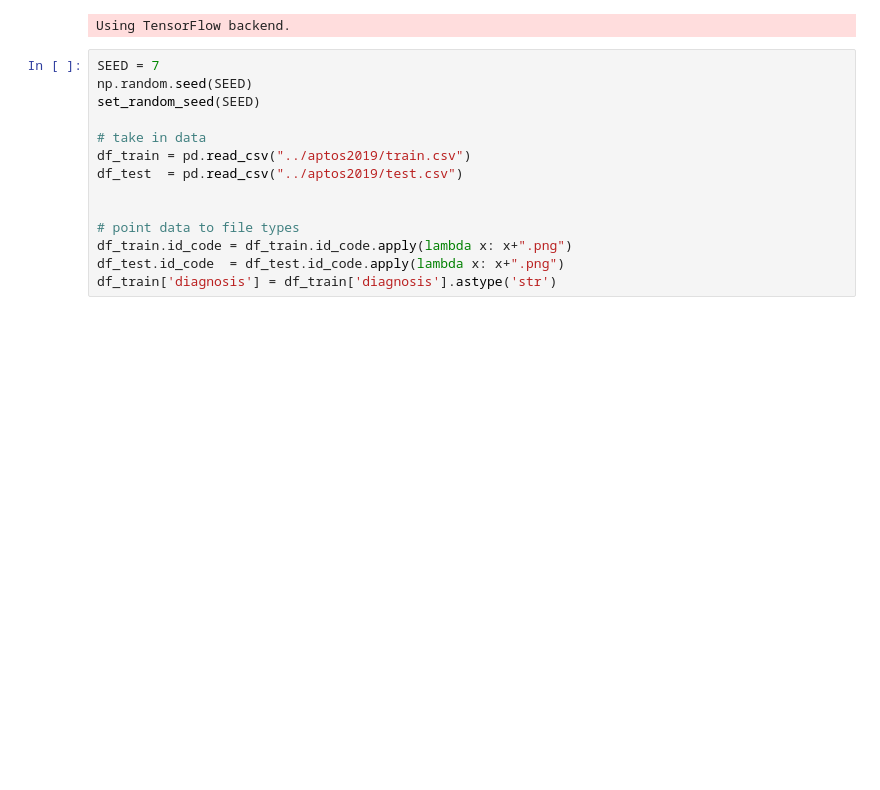
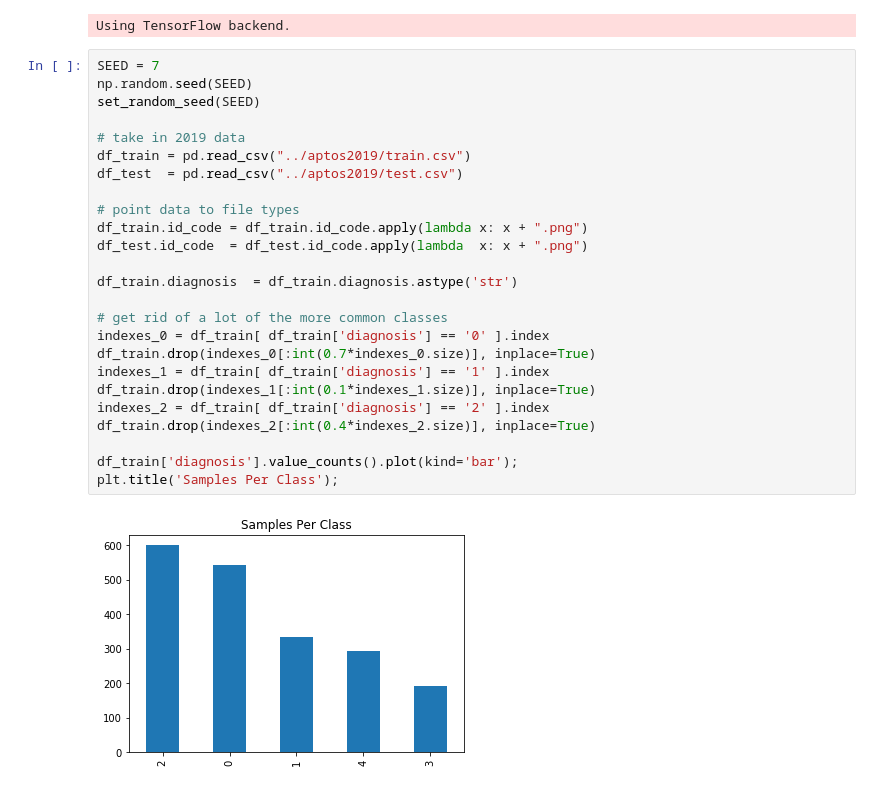
Before and after one commit to HaydenMuscat24/kaggle_aptos, a Jupyter notebook: hayden/haydens_initial_code_copy.ipynb, the cells around one changed output. Cells and saved outputs as stored; diff of their text form; blank space fills up the shorter version.

```diff
--- a/hayden/haydens_initial_code_copy.ipynb
+++ b/hayden/haydens_initial_code_copy.ipynb
@@ -29,14 +29,27 @@ Using TensorFlow backend.
 # %%
 SEED = 7
 np.random.seed(SEED)
 set_random_seed(SEED)
 
-# take in data
+# take in 2019 data
 df_train = pd.read_csv("../aptos2019/train.csv")
 df_test  = pd.read_csv("../aptos2019/test.csv")
 
+# point data to file types
+df_train.id_code = df_train.id_code.apply(lambda x: x + ".png")
+df_test.id_code  = df_test.id_code.apply(lambda  x: x + ".png")
 
-# point data to file types
-df_train.id_code = df_train.id_code.apply(lambda x: x+".png")
-df_test.id_code  = df_test.id_code.apply(lambda x: x+".png")
-df_train['diagnosis'] = df_train['diagnosis'].astype('str')
+df_train.diagnosis  = df_train.diagnosis.astype('str')
+
+# get rid of a lot of the more common classes
+indexes_0 = df_train[ df_train['diagnosis'] == '0' ].index
+df_train.drop(indexes_0[:int(0.7*indexes_0.size)], inplace=True)
+indexes_1 = df_train[ df_train['diagnosis'] == '1' ].index
+df_train.drop(indexes_1[:int(0.1*indexes_1.size)], inplace=True)
+indexes_2 = df_train[ df_train['diagnosis'] == '2' ].index
+df_train.drop(indexes_2[:int(0.4*indexes_2.size)], inplace=True)
+
+df_train['diagnosis'].value_counts().plot(kind='bar');
+plt.title('Samples Per Class');
+# %% [output]
+[figure, added]
```
Also changed, not shown: parts of 15 cells of this notebook, 1 other file.
